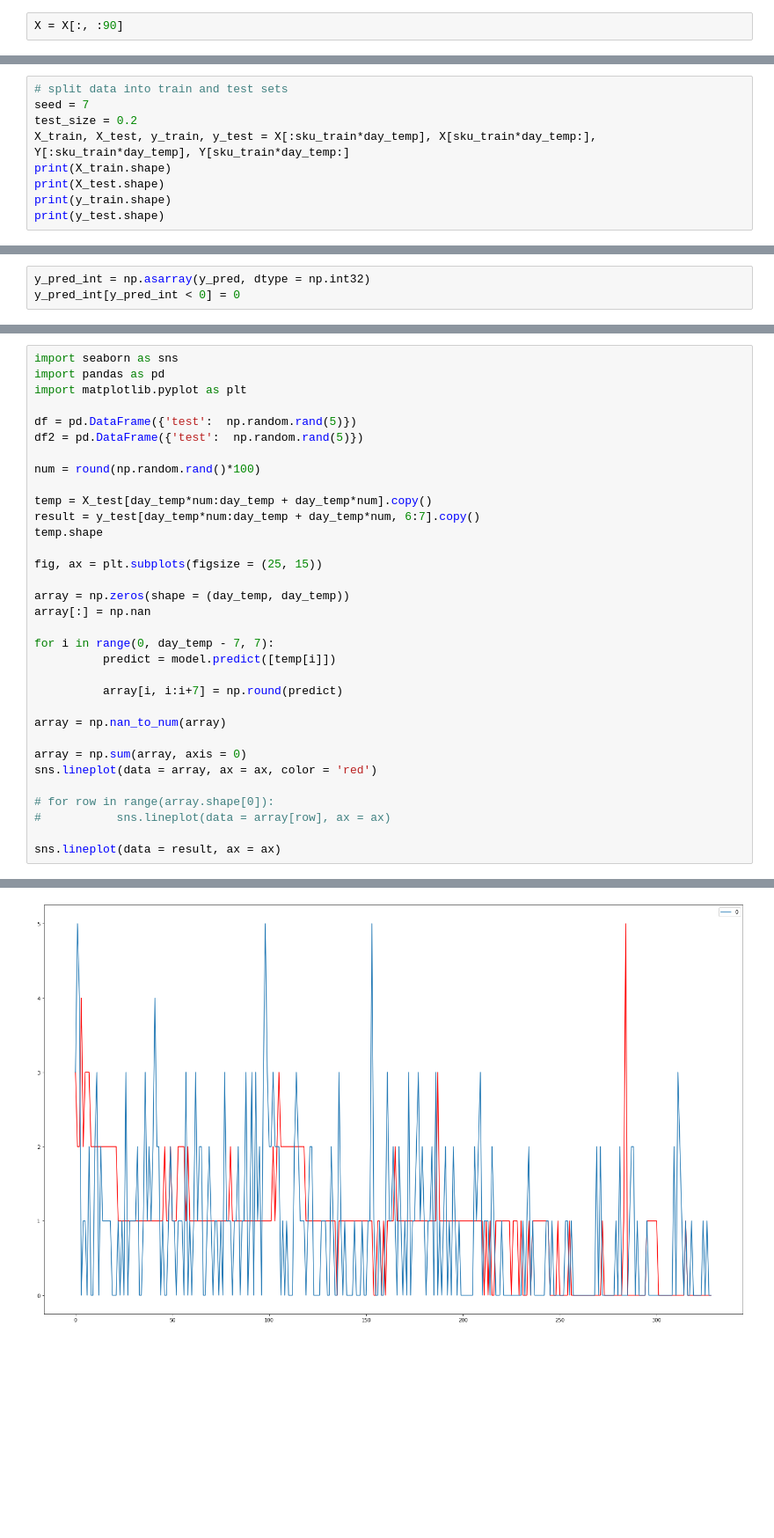
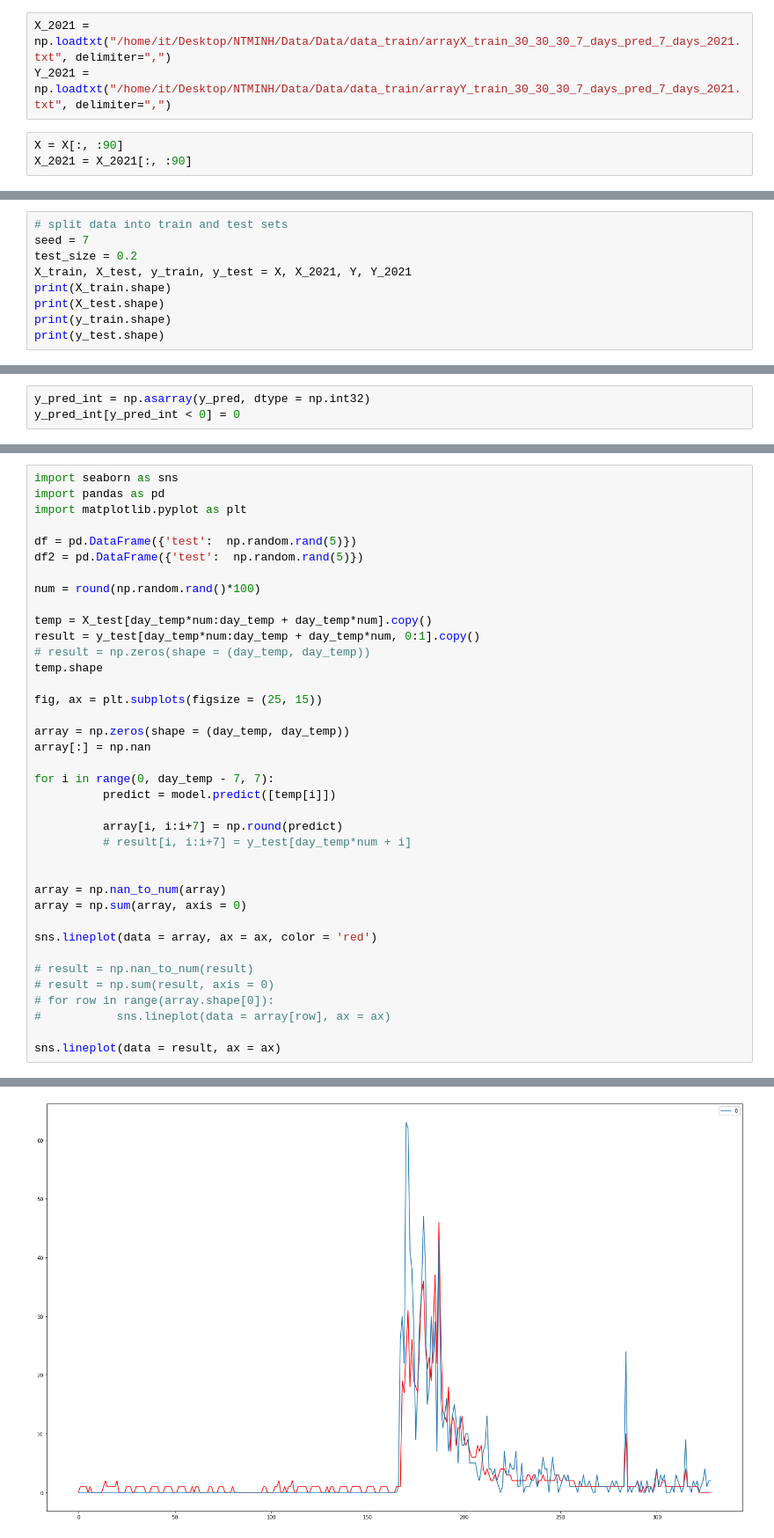
Before and after one commit to ToanLyHoa/Report-data-analysis, a Jupyter notebook: Model/train_30_30_30_pred_7.ipynb, the cells around one changed output, grey strips where cells are left out. Shown at 88% size. Saved outputs shown, nothing was run; the diff lists cells and outputs as text; blank space fills up the shorter version.

```diff
--- a/Model/train_30_30_30_pred_7.ipynb
+++ b/Model/train_30_30_30_pred_7.ipynb
@@ -26,8 +26,12 @@ model = XGBRegressor(tree_method='hist')
 # %%
 X = np.loadtxt("/home/it/Desktop/NTMINH/Data/Data/data_train/arrayX_train_30_30_30_7_days_pred_7_days_2020.txt", delimiter=",")
 Y = np.loadtxt("/home/it/Desktop/NTMINH/Data/Data/data_train/arrayY_train_30_30_30_7_days_pred_7_days_2020.txt", delimiter=",")
+# %%
+X_2021 = np.loadtxt("/home/it/Desktop/NTMINH/Data/Data/data_train/arrayX_train_30_30_30_7_days_pred_7_days_2021.txt", delimiter=",")
+Y_2021 = np.loadtxt("/home/it/Desktop/NTMINH/Data/Data/data_train/arrayY_train_30_30_30_7_days_pred_7_days_2021.txt", delimiter=",")
 # %%
 X = X[:, :90]
+X_2021 = X_2021[:, :90]
 # %%
 # Giữ lại một số sku để test
 sku_test = 103
@@ -39,7 +43,7 @@ day_temp = 329
 # split data into train and test sets
 seed = 7
 test_size = 0.2
-X_train, X_test, y_train, y_test = X[:sku_train*day_temp], X[sku_train*day_temp:], Y[:sku_train*day_temp], Y[sku_train*day_temp:]
+X_train, X_test, y_train, y_test = X, X_2021, Y, Y_2021
 print(X_train.shape)
 print(X_test.shape)
 print(y_train.shape)
@@ -172,33 +180,38 @@ import pandas as pd
 import matplotlib.pyplot as plt
 
 df = pd.DataFrame({'test':  np.random.rand(5)})
 df2 = pd.DataFrame({'test':  np.random.rand(5)})
 
 num = round(np.random.rand()*100)
 
 temp = X_test[day_temp*num:day_temp + day_temp*num].copy()
-result = y_test[day_temp*num:day_temp + day_temp*num, 6:7].copy()
+result = y_test[day_temp*num:day_temp + day_temp*num, 0:1].copy()
+# result = np.zeros(shape = (day_temp, day_temp))
 temp.shape
 
 fig, ax = plt.subplots(figsize = (25, 15))
 
 array = np.zeros(shape = (day_temp, day_temp))
 array[:] = np.nan
 
 for i in range(0, day_temp - 7, 7):
           predict = model.predict([temp[i]])
 
           array[i, i:i+7] = np.round(predict)
+          # result[i, i:i+7] = y_test[day_temp*num + i]
+
 
 array = np.nan_to_num(array)
+array = np.sum(array, axis = 0)
 
-array = np.sum(array, axis = 0)
 sns.lineplot(data = array, ax = ax, color = 'red')
 
+# result = np.nan_to_num(result)
+# result = np.sum(result, axis = 0)
 # for row in range(array.shape[0]):
 #           sns.lineplot(data = array[row], ax = ax)
 
 sns.lineplot(data = result, ax = ax)
 # %% [output]
 <AxesSubplot:>
-[figure, old version]
+[figure, new version]
```
Also changed, not shown: parts of 23 cells of this notebook, 1 other file.
